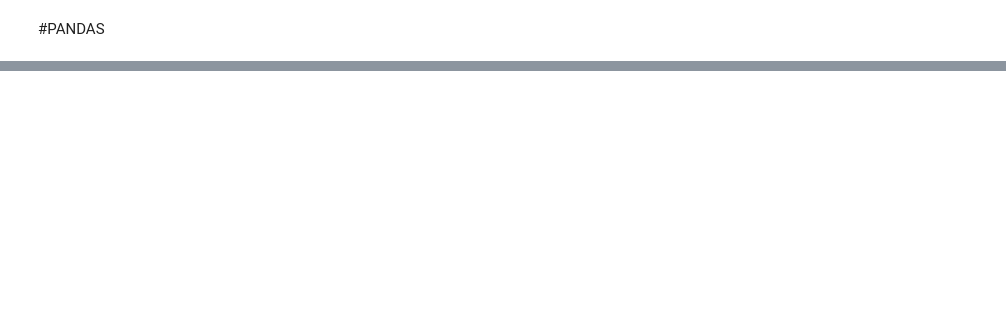
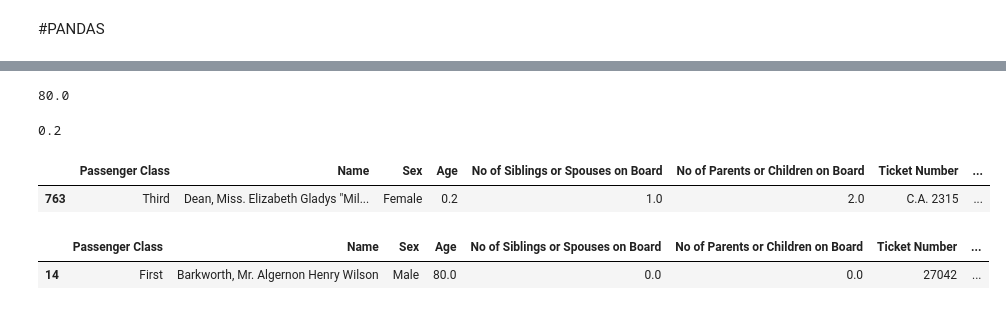
Before and after one commit to Pimmiiiu/DW, a Jupyter notebook: Pandas.ipynb, the cells around one changed output, grey strips where cells are left out. Saved outputs shown, nothing was run; the diff lists cells and outputs as text; code cells hidden in the pictures; blank space fills up the shorter version.

```diff
--- a/Pandas.ipynb
+++ b/Pandas.ipynb
@@ -23,0 +72,18 @@ df
+# %%
+df['Age'].max()
+# %% [output]
+80.0
+# %%
+df['Age'].min()
+# %% [output]
+0.2
+# %%
+df[df['Age']==df['Age'].min()]
+# %% [output]
+|  | Passenger Class | Name | Sex | Age | No of Siblings or Spouses on Board | No of Parents or Children on Board | Ticket Number | ... |
+| 763 | Third | Dean, Miss. Elizabeth Gladys "Mil... | Female | 0.2 | 1.0 | 2.0 | C.A. 2315 | ... |
+# %%
+df[df['Age']==df['Age'].max()]
+# %% [output]
+|  | Passenger Class | Name | Sex | Age | No of Siblings or Spouses on Board | No of Parents or Children on Board | Ticket Number | ... |
+| 14 | First | Barkworth, Mr. Algernon Henry Wilson | Male | 80.0 | 0.0 | 0.0 | 27042 | ... |
```
Also changed, not shown: parts of 19 cells of this notebook.
